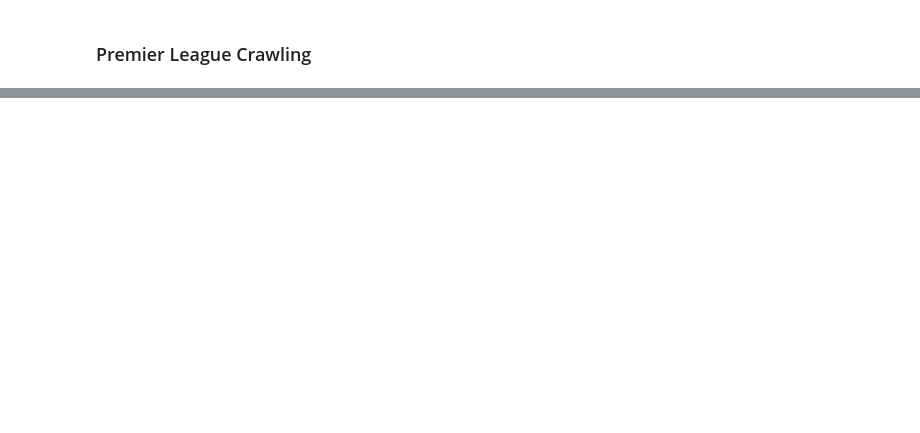
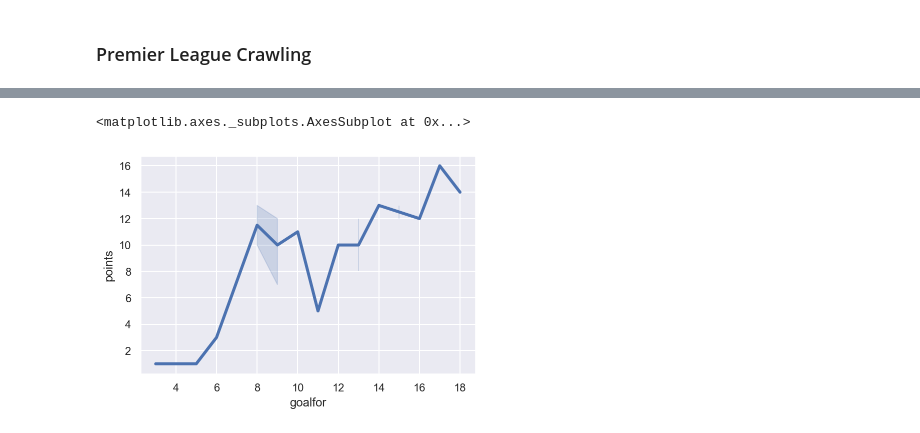
Before and after one commit to timeno10/how_to_use, a Jupyter notebook: 02_crawling_table_data.ipynb, the cells around one changed output, grey strips where cells are left out. Cells and saved outputs as stored; diff of their text form; code cells hidden in the pictures; blank space fills up the shorter version.

```diff
--- a/02_crawling_table_data.ipynb
+++ b/02_crawling_table_data.ipynb
@@ -53,3 +46,6 @@ table_df
 | 18 | Sheffield United | 7 | 0 | 1 | 6 | 3 | 10 | -7 | 1 | LLLDLL |
 | 19 | Fulham | 6 | 0 | 1 | 5 | 5 | 14 | -9 | 1 | LLLLDL |
 | 20 | Burnley | 6 | 0 | 1 | 5 | 3 | 12 | -9 | 1 | LLLDLL |
+# %%
+table_df.columns = ['team','played','win','draw','lose','goalfor','goalagst','goaldiff','points','form']
+table_df.tail()
@@ -55,0 +59,4 @@ table_df
+# %%
+table_df["goalfor"] = table_df["goalfor"].astype("int")
+table_df["points"] = table_df["points"].astype("int")
+table_df["goaldiff"] = table_df["goaldiff"].astype("int")
@@ -55,0 +72,5 @@ table_df
+# %%
+sns.lineplot(data=table_df, x = 'goalfor', y = 'points', palette="tab10", linewidth=3)
+# %% [output]
+<matplotlib.axes._subplots.AxesSubplot at 0x...>
+[figure, added]
```
Also changed, not shown: parts of 4 cells of this notebook.
